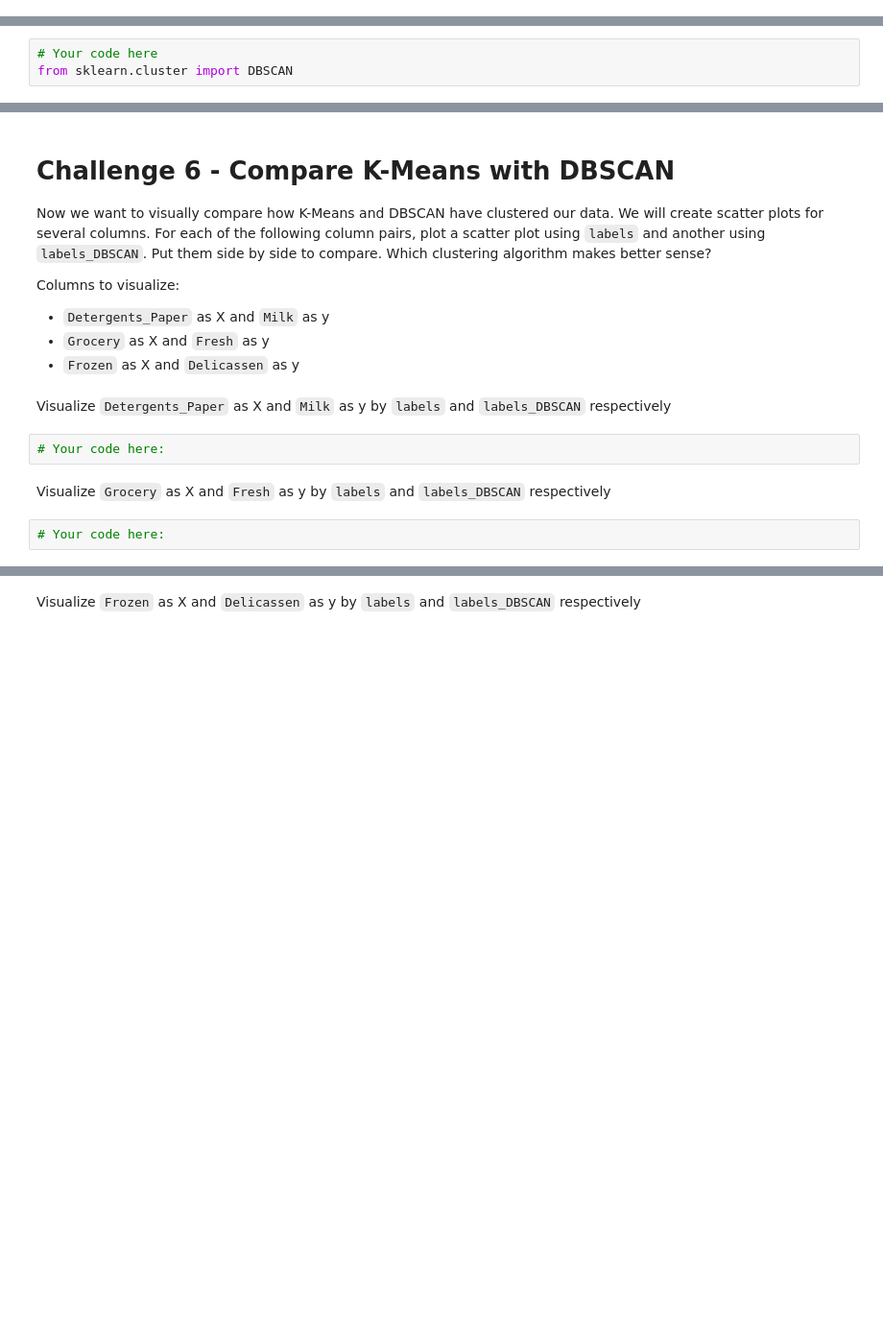
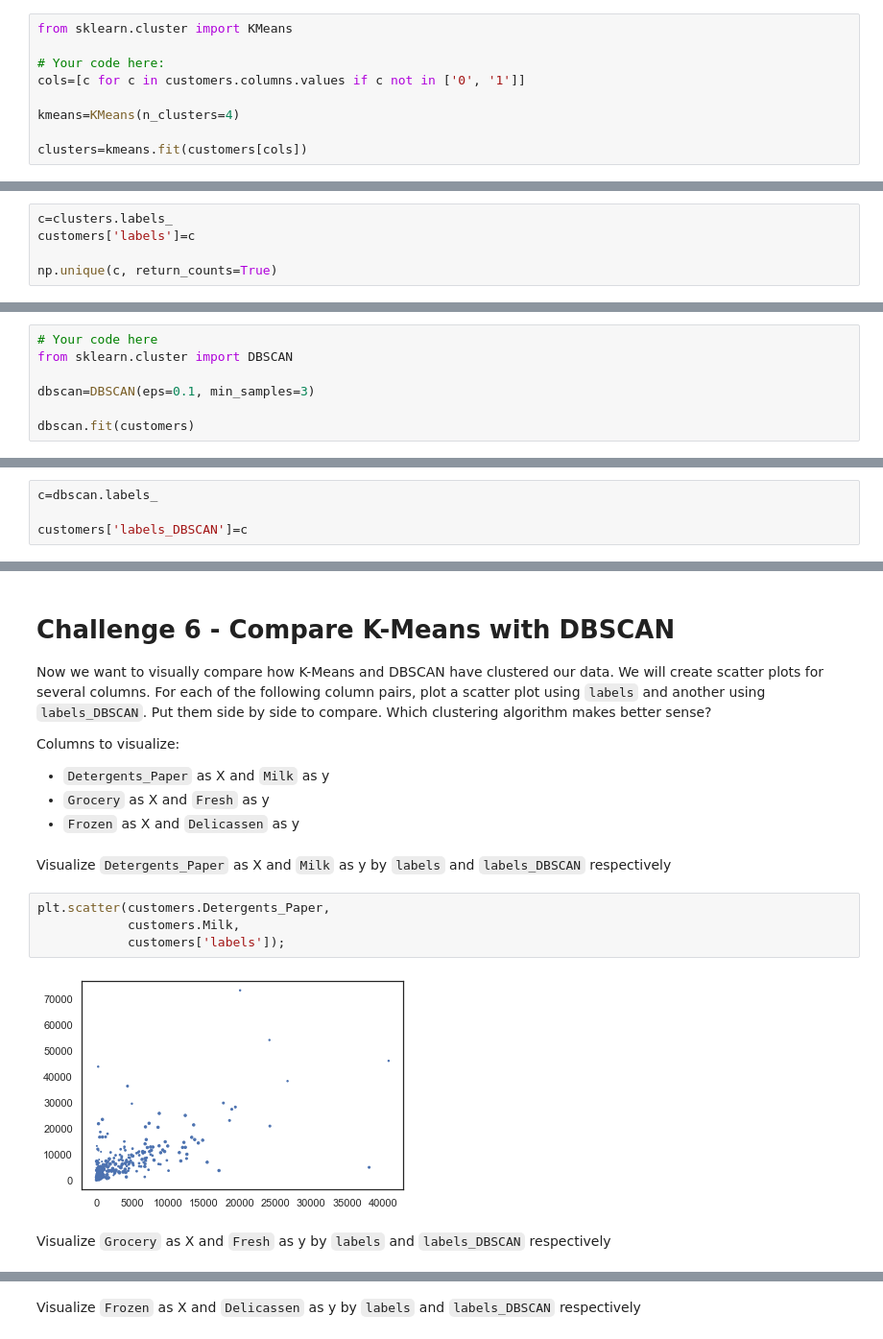
Before and after one commit to Ironhack-Data-Madrid-Marzo-2022/7.4-lab-unsupervised-learning, a Jupyter notebook: your-code/main.ipynb, the cells around one changed output, grey strips where cells are left out. Shown at 96% size. Saved outputs shown, nothing was run; the diff lists cells and outputs as text; blank space fills up the shorter version.

```diff
--- a/your-code/main.ipynb
+++ b/your-code/main.ipynb
@@ -102,2 +176,11 @@ from sklearn.cluster import KMeans
+# %%
+from sklearn.cluster import KMeans
+
+# Your code here:
+cols=[c for c in customers.columns.values if c not in ['0', '1']]
+
+kmeans=KMeans(n_clusters=4)
+
+clusters=kmeans.fit(customers[cols])
 # %% [markdown]
 Count the values in `labels`.
@@ -105,0 +187,5 @@ Count the values in `labels`.
+# %%
+c=clusters.labels_
+customers['labels']=c
+
+np.unique(c, return_counts=True)
@@ -110,3 +207,7 @@ Now let's cluster the data using DBSCAN. Use `DBSCAN(eps=0.5)` to initiate the m
 # %%
 # Your code here
 from sklearn.cluster import DBSCAN
+
+dbscan=DBSCAN(eps=0.1, min_samples=3)
+
+dbscan.fit(customers)
@@ -112,0 +216,4 @@ from sklearn.cluster import DBSCAN
+# %%
+c=dbscan.labels_
+
+customers['labels_DBSCAN']=c
@@ -126,9 +244,11 @@ Columns to visualize:
 * `Frozen` as X and `Delicassen` as y
 # %% [markdown]
 Visualize `Detergents_Paper` as X and `Milk` as y by `labels` and `labels_DBSCAN` respectively
-# %%
-# Your code here:
+# %%
+plt.scatter(customers.Detergents_Paper,
+            customers.Milk,
+            customers['labels']);
+# %% [output]
+[figure, added]
 # %% [markdown]
 Visualize `Grocery` as X and `Fresh` as y by `labels` and `labels_DBSCAN` respectively
-# %%
-# Your code here:
```
Also changed, not shown: parts of 39 cells of this notebook.
